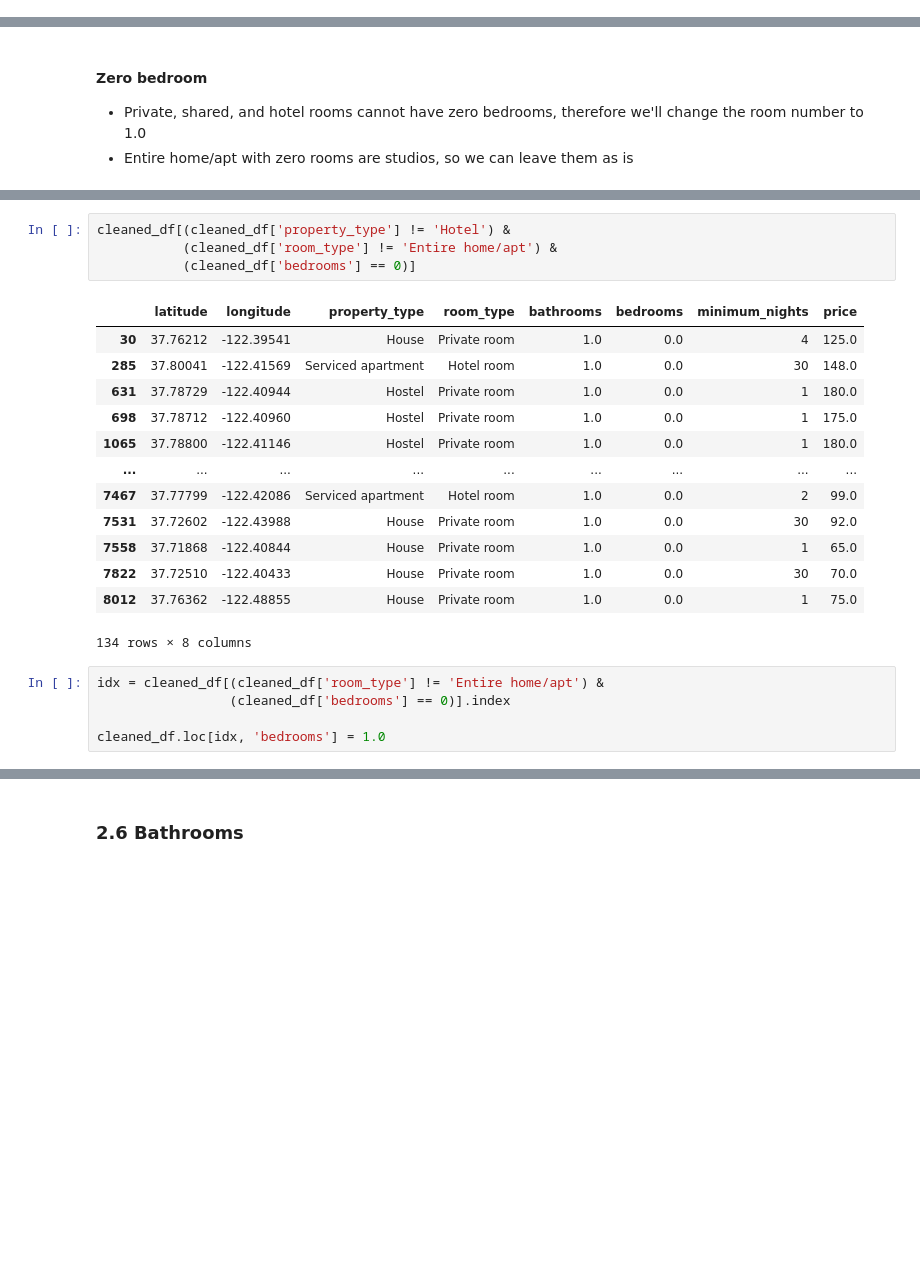
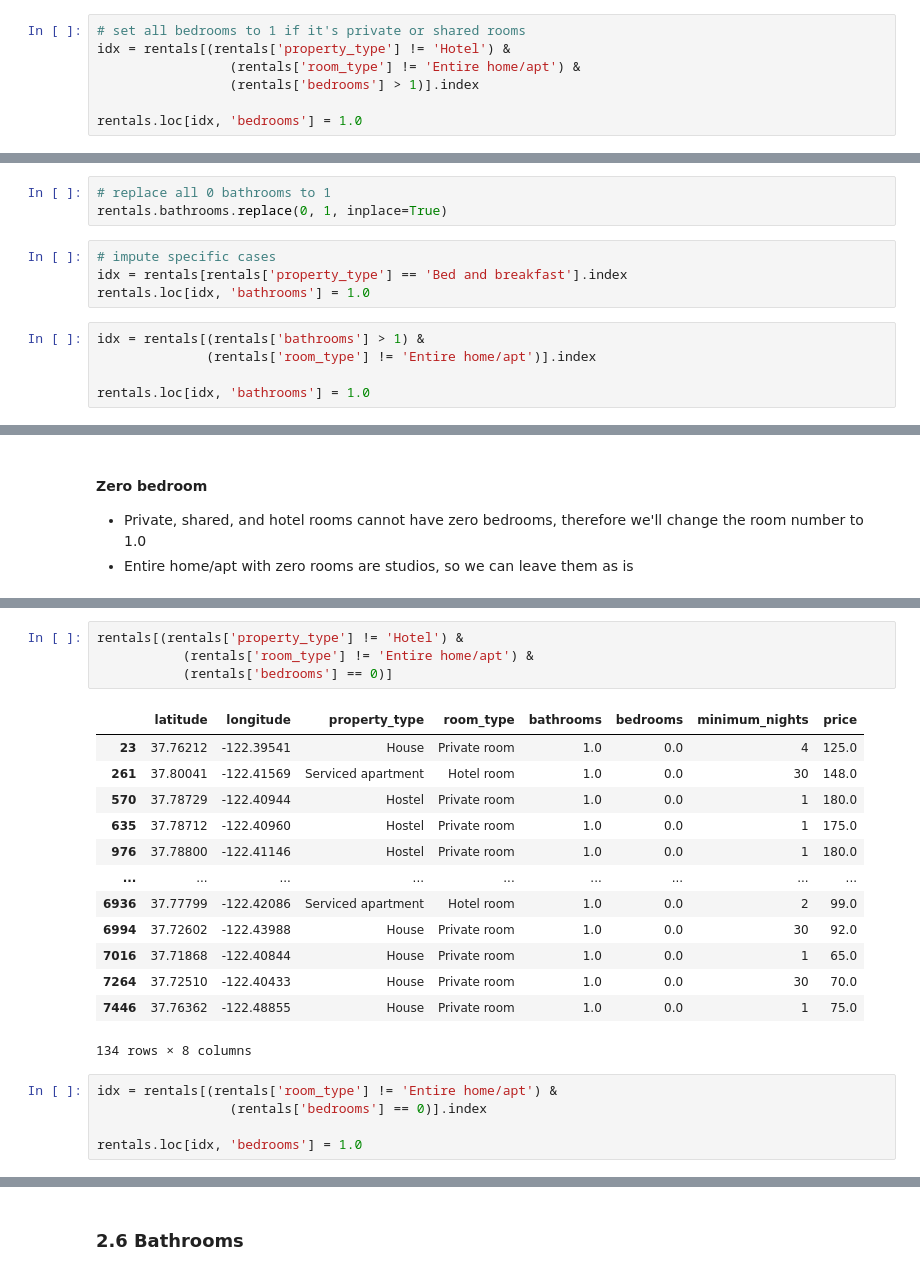
Before and after one commit to dissagaliyeva/property-rentals-analysis, a Jupyter notebook: analysis.ipynb, the cells around one changed output, grey strips where cells are left out. Drawn from its saved outputs; the diff is of its cells as text; blank space fills up the shorter version.

```diff
--- a/analysis.ipynb
+++ b/analysis.ipynb
@@ -398,0 +436,7 @@ To have a better understanding of the price distribution, we need to take both r
+# %%
+# set all bedrooms to 1 if it's private or shared rooms
+idx = rentals[(rentals['property_type'] != 'Hotel') &
+                 (rentals['room_type'] != 'Entire home/apt') &
+                 (rentals['bedrooms'] > 1)].index
+
+rentals.loc[idx, 'bedrooms'] = 1.0
@@ -398,0 +455,12 @@ To have a better understanding of the price distribution, we need to take both r
+# %%
+# replace all 0 bathrooms to 1
+rentals.bathrooms.replace(0, 1, inplace=True)
+# %%
+# impute specific cases
+idx = rentals[rentals['property_type'] == 'Bed and breakfast'].index
+rentals.loc[idx, 'bathrooms'] = 1.0
+# %%
+idx = rentals[(rentals['bathrooms'] > 1) &
+              (rentals['room_type'] != 'Entire home/apt')].index
+
+rentals.loc[idx, 'bathrooms'] = 1.0
@@ -663,24 +704,24 @@ Name: room_type, dtype: float64
 # %%
-cleaned_df[(cleaned_df['property_type'] != 'Hotel') &
-           (cleaned_df['room_type'] != 'Entire home/apt') &
-           (cleaned_df['bedrooms'] == 0)]
+rentals[(rentals['property_type'] != 'Hotel') &
+           (rentals['room_type'] != 'Entire home/apt') &
+           (rentals['bedrooms'] == 0)]
 # %% [output]
 |  | latitude | longitude | property_type | room_type | bathrooms | bedrooms | minimum_nights | price |
-| 30 | 37.76212 | -122.39541 | House | Private room | 1.0 | 0.0 | 4 | 125.0 |
-| 285 | 37.80041 | -122.41569 | Serviced apartment | Hotel room | 1.0 | 0.0 | 30 | 148.0 |
-| 631 | 37.78729 | -122.40944 | Hostel | Private room | 1.0 | 0.0 | 1 | 180.0 |
-| 698 | 37.78712 | -122.40960 | Hostel | Private room | 1.0 | 0.0 | 1 | 175.0 |
-| 1065 | 37.78800 | -122.41146 | Hostel | Private room | 1.0 | 0.0 | 1 | 180.0 |
+| 23 | 37.76212 | -122.39541 | House | Private room | 1.0 | 0.0 | 4 | 125.0 |
+| 261 | 37.80041 | -122.41569 | Serviced apartment | Hotel room | 1.0 | 0.0 | 30 | 148.0 |
+| 570 | 37.78729 | -122.40944 | Hostel | Private room | 1.0 | 0.0 | 1 | 180.0 |
+| 635 | 37.78712 | -122.40960 | Hostel | Private room | 1.0 | 0.0 | 1 | 175.0 |
+| 976 | 37.78800 | -122.41146 | Hostel | Private room | 1.0 | 0.0 | 1 | 180.0 |
 | ... | ... | ... | ... | ... | ... | ... | ... | ... |
-| 7467 | 37.77799 | -122.42086 | Serviced apartment | Hotel room | 1.0 | 0.0 | 2 | 99.0 |
-| 7531 | 37.72602 | -122.43988 | House | Private room | 1.0 | 0.0 | 30 | 92.0 |
-| 7558 | 37.71868 | -122.40844 | House | Private room | 1.0 | 0.0 | 1 | 65.0 |
-| 7822 | 37.72510 | -122.40433 | House | Private room | 1.0 | 0.0 | 30 | 70.0 |
-| 8012 | 37.76362 | -122.48855 | House | Private room | 1.0 | 0.0 | 1 | 75.0 |
+| 6936 | 37.77799 | -122.42086 | Serviced apartment | Hotel room | 1.0 | 0.0 | 2 | 99.0 |
+| 6994 | 37.72602 | -122.43988 | House | Private room | 1.0 | 0.0 | 30 | 92.0 |
+| 7016 | 37.71868 | -122.40844 | House | Private room | 1.0 | 0.0 | 1 | 65.0 |
+| 7264 | 37.72510 | -122.40433 | House | Private room | 1.0 | 0.0 | 30 | 70.0 |
+| 7446 | 37.76362 | -122.48855 | House | Private room | 1.0 | 0.0 | 1 | 75.0 |
 134 rows × 8 columns
 # %%
-idx = cleaned_df[(cleaned_df['room_type'] != 'Entire home/apt') &
-                 (cleaned_df['bedrooms'] == 0)].index
+idx = rentals[(rentals['room_type'] != 'Entire home/apt') &
+                 (rentals['bedrooms'] == 0)].index
 
-cleaned_df.loc[idx, 'bedrooms'] = 1.0
+rentals.loc[idx, 'bedrooms'] = 1.0
 # %%
```
Also changed, not shown: parts of 64 cells of this notebook, 2 other files.
